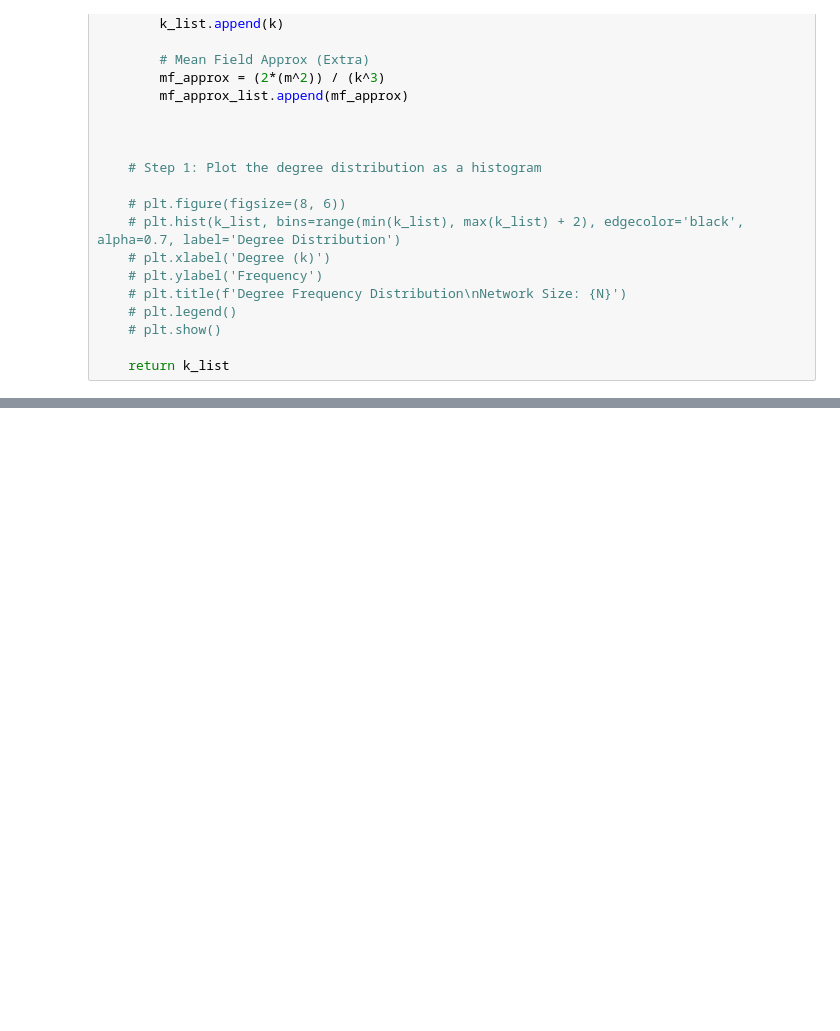
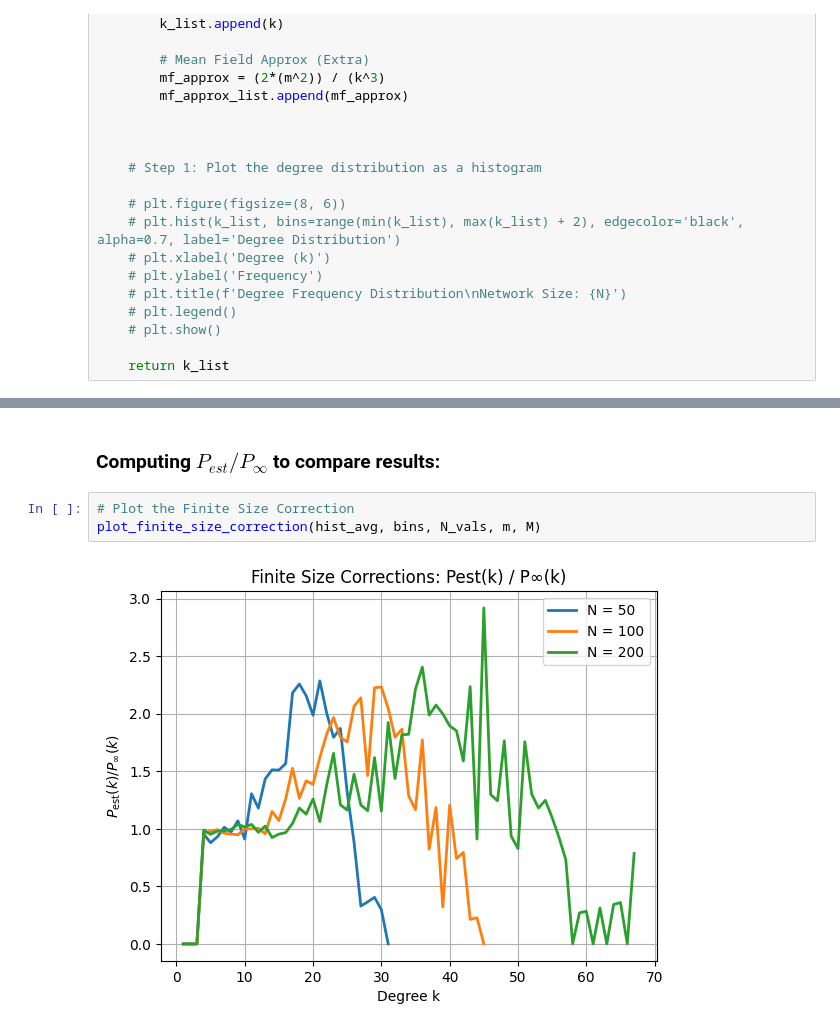
Before and after one commit to CherryWookie/Critical-Phenomena-and-Complexity, a Jupyter notebook: appliedhw/ba_final.ipynb, the cells around one changed output, grey strips where cells are left out. Drawn from its saved outputs; the diff is of its cells as text; blank space fills up the shorter version.

```diff
--- a/appliedhw/ba_final.ipynb
+++ b/appliedhw/ba_final.ipynb
@@ -314,0 +419,7 @@ plt.show()
+# %% [markdown]
+### Computing $P_{est} / P_{\infty}$ to compare results:
+# %%
+# Plot the Finite Size Correction
+plot_finite_size_correction(hist_avg, bins, N_vals, m, M)
+# %% [output]
+[figure, added]
```
Also changed, not shown: parts of 29 cells of this notebook, 3 other files.
